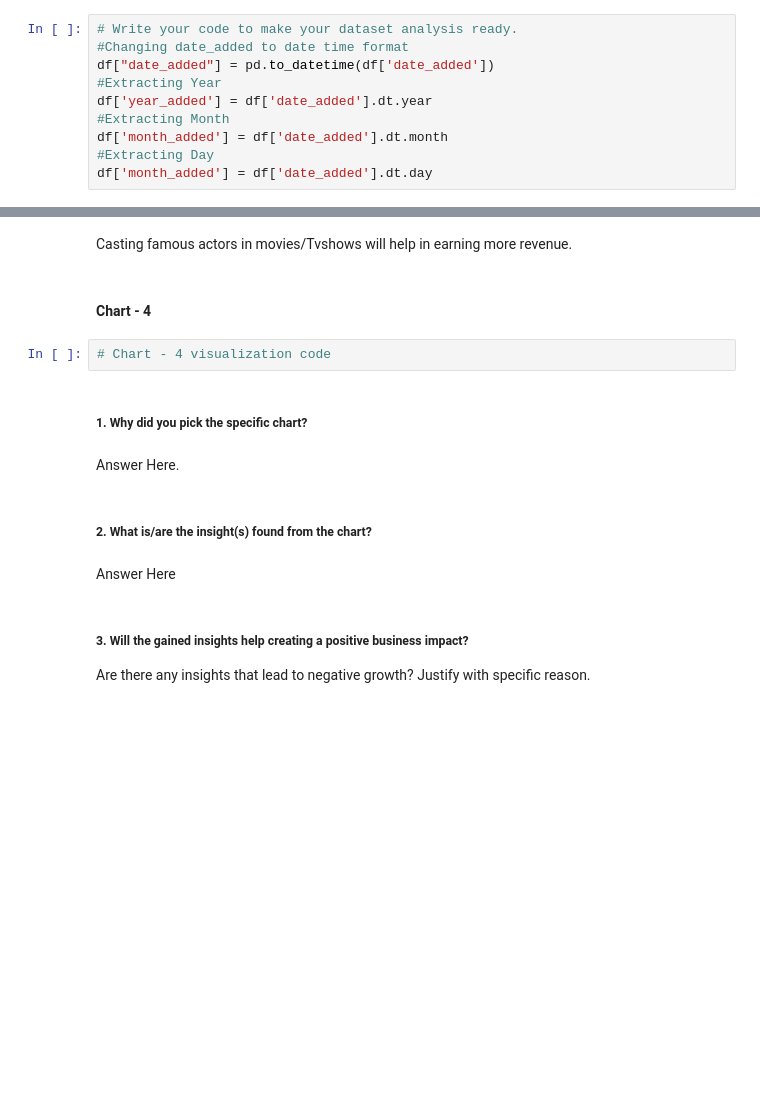
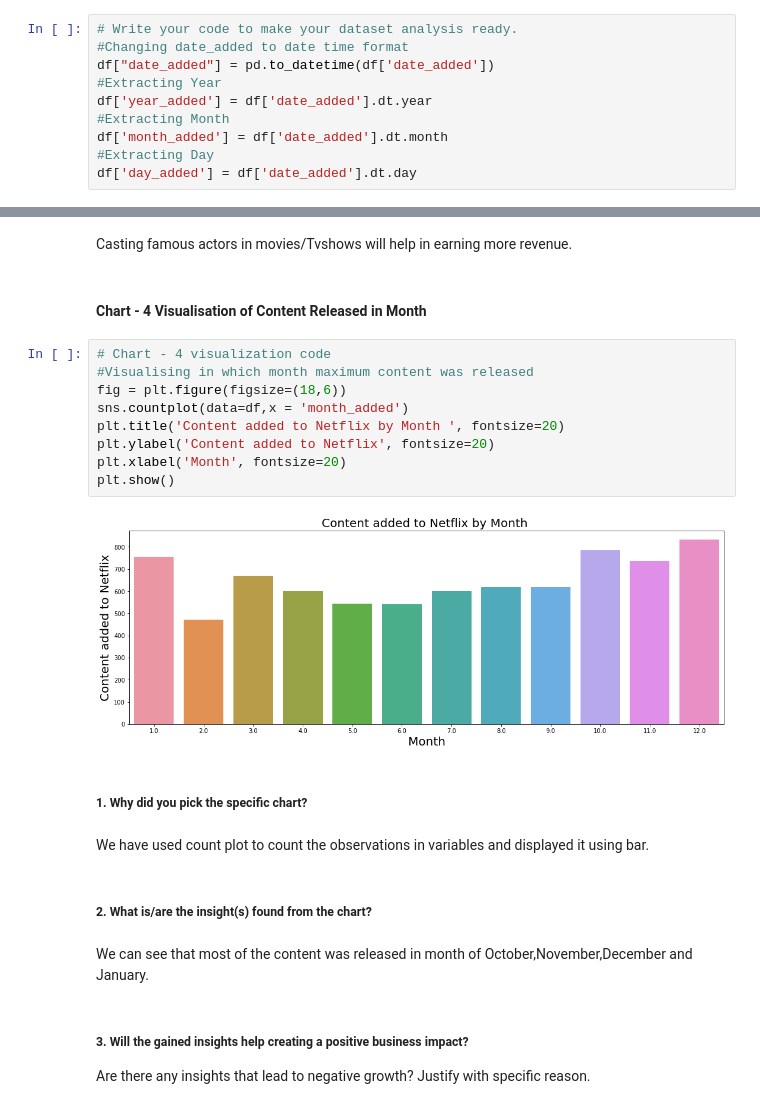
Before and after one commit to Kaushaljha488/NETFLIX_MOVIES_AND_TV_SHOWS_CLUSTERING, a Jupyter notebook: Kaushal_NETFLIX_MOVIES_AND_TV_SHOWS_CLUSTERING.ipynb, the cells around one changed output, grey strips where cells are left out. Drawn from its saved outputs; the diff is of its cells as text; blank space fills up the shorter version.

```diff
--- a/Kaushal_NETFLIX_MOVIES_AND_TV_SHOWS_CLUSTERING.ipynb
+++ b/Kaushal_NETFLIX_MOVIES_AND_TV_SHOWS_CLUSTERING.ipynb
@@ -250,7 +250,7 @@ df['year_added'] = df['date_added'].dt.year
 #Extracting Month
 df['month_added'] = df['date_added'].dt.month
 #Extracting Day
-df['month_added'] = df['date_added'].dt.day
+df['day_added'] = df['date_added'].dt.day
 # %%
 #Seperating TV Show And Movie
 netflix_tvshows=df[df['type']=='TV Show']
@@ -403,17 +403,26 @@ Are there any insights that lead to negative growth? Justify with specific reaso
 # %% [markdown]
 Casting famous actors in movies/Tvshows will help in earning more revenue.
 # %% [markdown]
-#### Chart - 4
+#### Chart - 4 **Visualisation of Content Released in  Month**
-# %%
-# Chart - 4 visualization code
+# %%
+# Chart - 4 visualization code
+#Visualising in which month maximum content was released
+fig = plt.figure(figsize=(18,6))
+sns.countplot(data=df,x = 'month_added')
+plt.title('Content added to Netflix by Month ', fontsize=20)
+plt.ylabel('Content added to Netflix', fontsize=20)
+plt.xlabel('Month', fontsize=20)
+plt.show()
+# %% [output]
+[figure, added]
 # %% [markdown]
 ##### 1. Why did you pick the specific chart?
-# %% [markdown]
-Answer Here.
+# %% [markdown]
+We have used count plot to count the observations in variables and displayed it using bar.
 # %% [markdown]
 ##### 2. What is/are the insight(s) found from the chart?
-# %% [markdown]
-Answer Here
+# %% [markdown]
+We can see that most of the content was released in month of October,November,December and January.
 # %% [markdown]
 ##### 3. Will the gained insights help creating a positive business impact?
 Are there any insights that lead to negative growth? Justify with specific reason.
```
Also changed, not shown: parts of 73 cells of this notebook.
